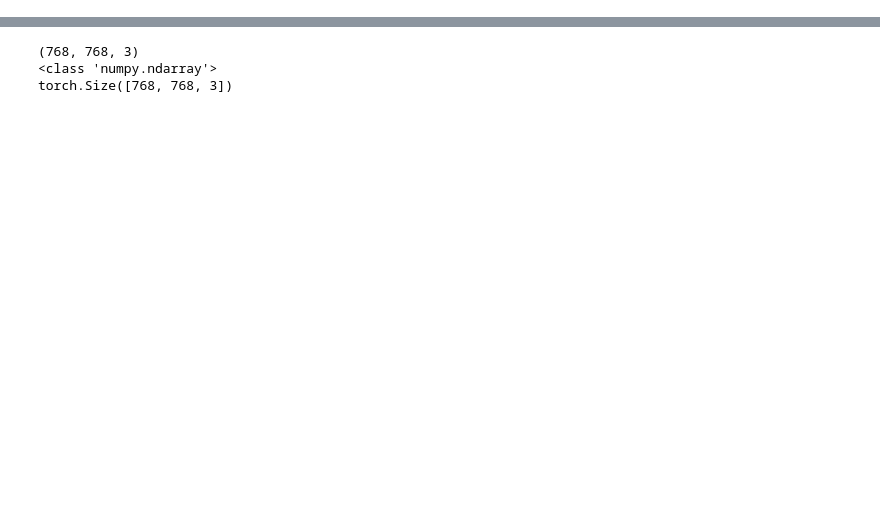
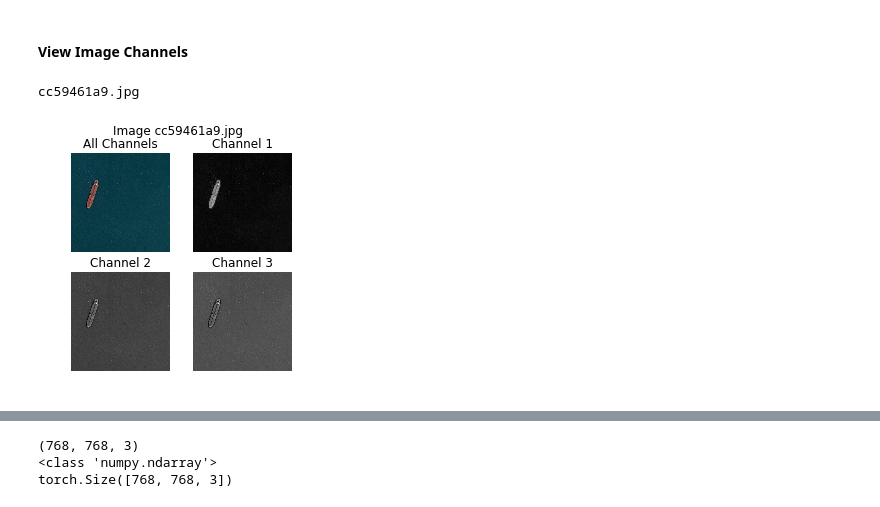
Before and after one commit to jsiddhant/ECE285-DeepShipNet, a Jupyter notebook: notebook01.ipynb, the cells around one changed output, grey strips where cells are left out. Cells and saved outputs as stored; diff of their text form; code cells hidden in the pictures; blank space fills up the shorter version.

```diff
--- a/notebook01.ipynb
+++ b/notebook01.ipynb
@@ -31,0 +85,27 @@ plt.show()
+# %% [markdown]
+#### View Image Channels
+# %%
+i=0
+img = mpimg.imread(train[i])
+print(train[i].rsplit('/', 1)[-1])
+n=2
+fig,ax=plt.subplots(n,n)
+fig.set_figwidth(4)
+fig.suptitle('Image '+train[i].rsplit('/', 1)[-1])
+ax[0,0].set_title('All Channels')
+ax[0,0].imshow(img)
+ax[0,0].axis('off')
+ax[0,1].set_title('Channel 1')
+ax[0,1].imshow(img[:,:,0],cmap='gray')
+ax[0,1].axis('off')
+ax[1,0].set_title('Channel 2')
+ax[1,0].imshow(img[:,:,1],cmap='gray')
+ax[1,0].axis('off')
+ax[1,1].set_title('Channel 3')
+ax[1,1].imshow(img[:,:,2],cmap='gray')
+ax[1,1].axis('off')
+
+plt.show()
+# %% [output]
+cc59461a9.jpg
+[figure, added]
```
Also changed, not shown: parts of 14 cells of this notebook.
